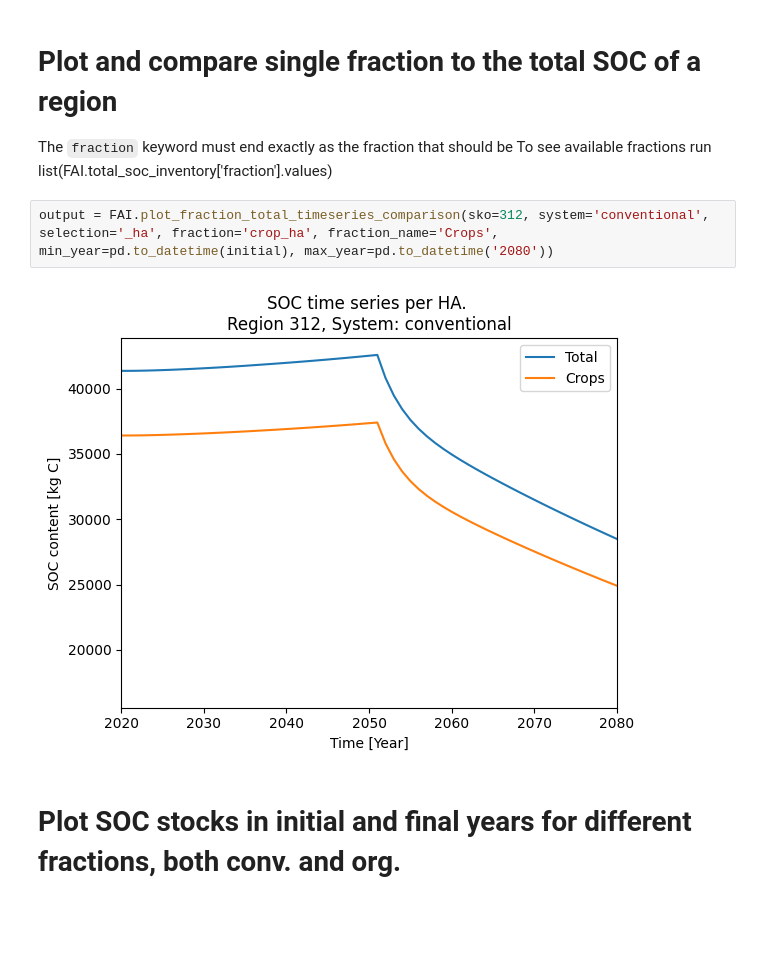
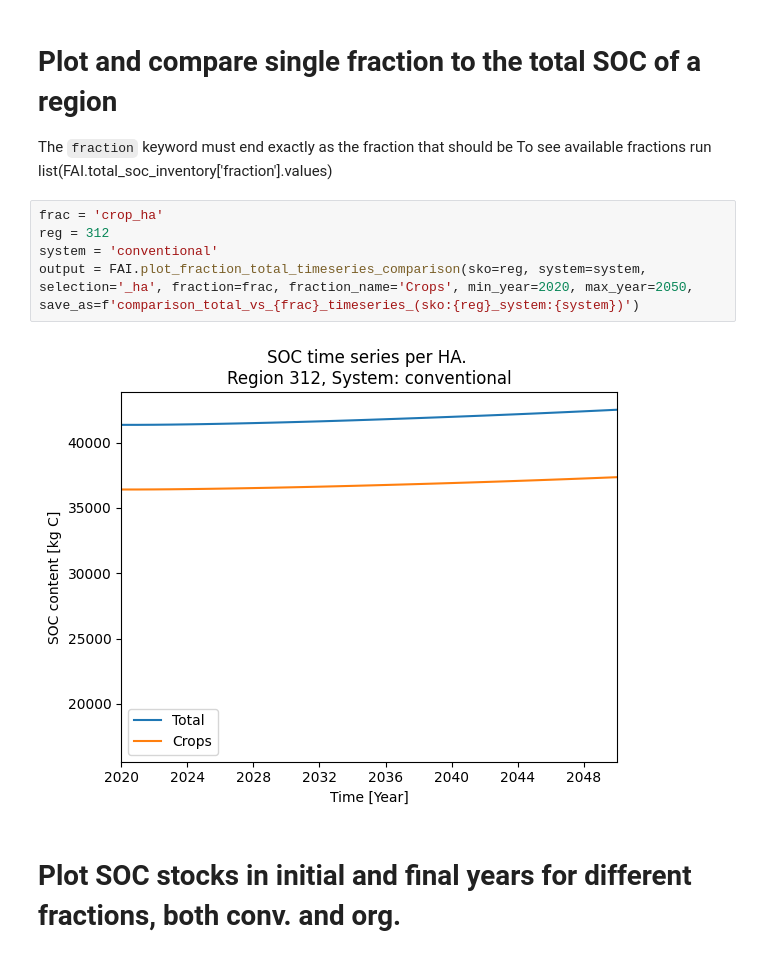
Before and after one commit to SLU-foodsystems/CIBUSmod, a Jupyter notebook: notebooks/analyze_impacts.ipynb, the cells around one changed output. Drawn from its saved outputs; the diff is of its cells as text; blank space fills up the shorter version.

```diff
--- a/notebooks/analyze_impacts.ipynb
+++ b/notebooks/analyze_impacts.ipynb
@@ -168,9 +269,12 @@ The `fraction` keyword must end exactly as the fraction that should be
 To see available fractions run
 list(FAI.total_soc_inventory['fraction'].values)
 # %%
-output = FAI.plot_fraction_total_timeseries_comparison(sko=312, system='conventional', selection='_ha', fraction='crop_ha', fraction_name='Crops', min_year=pd.to_datetime(initial), max_year=pd.to_datetime('2080'))
+frac = 'crop_ha'
+reg = 312
+system = 'conventional'
+output = FAI.plot_fraction_total_timeseries_comparison(sko=reg, system=system, selection='_ha', fraction=frac, fraction_name='Crops', min_year=2020, max_year=2050, save_as=f'comparison_total_vs_{frac}_timeseries_(sko:{reg}_system:{system})')
 # %% [output]
-[figure, old version]
+[figure, new version]
 # %% [markdown]
 # Plot SOC stocks in initial and final years for different fractions, both conv. and org.
 # %%
```
Also changed, not shown: parts of 7 cells of this notebook, 1 other file.
